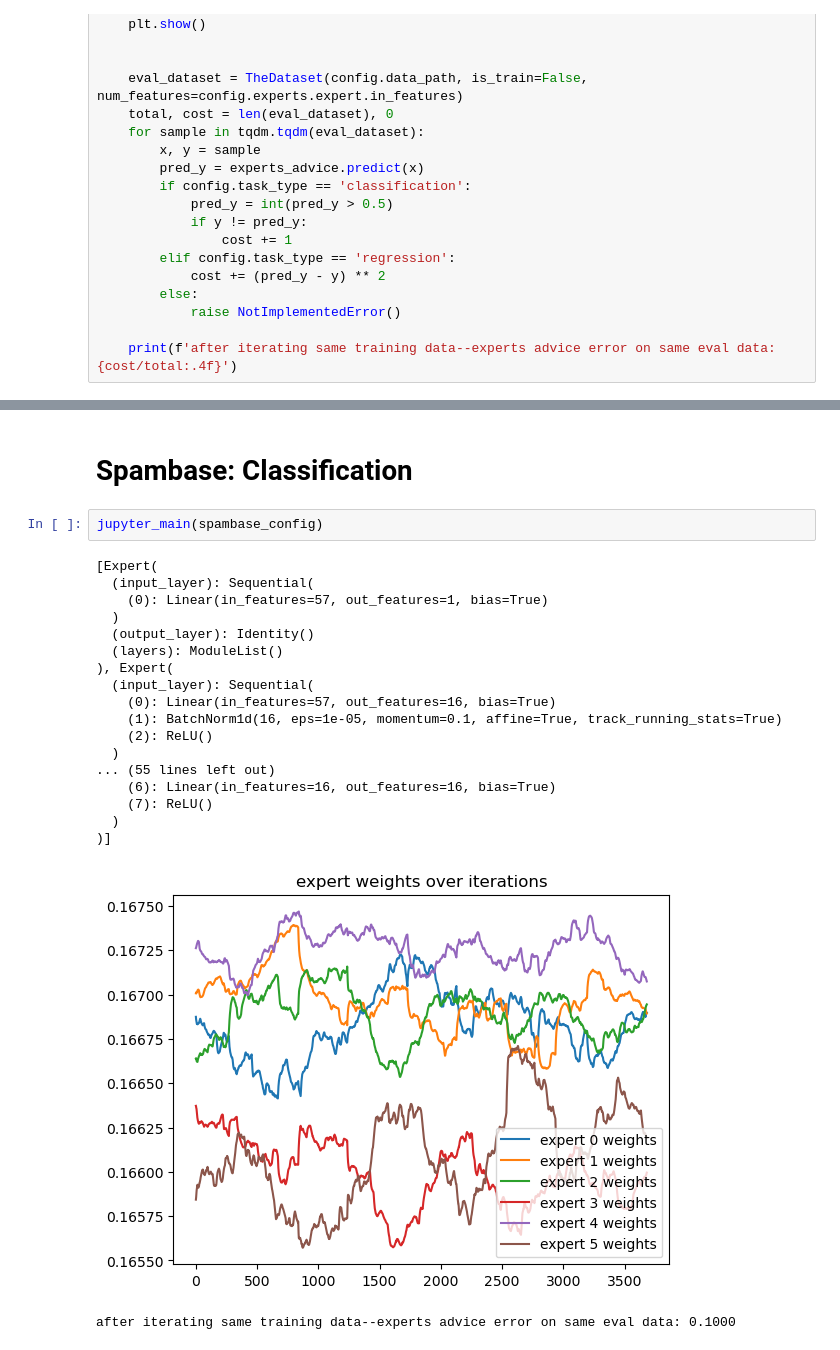
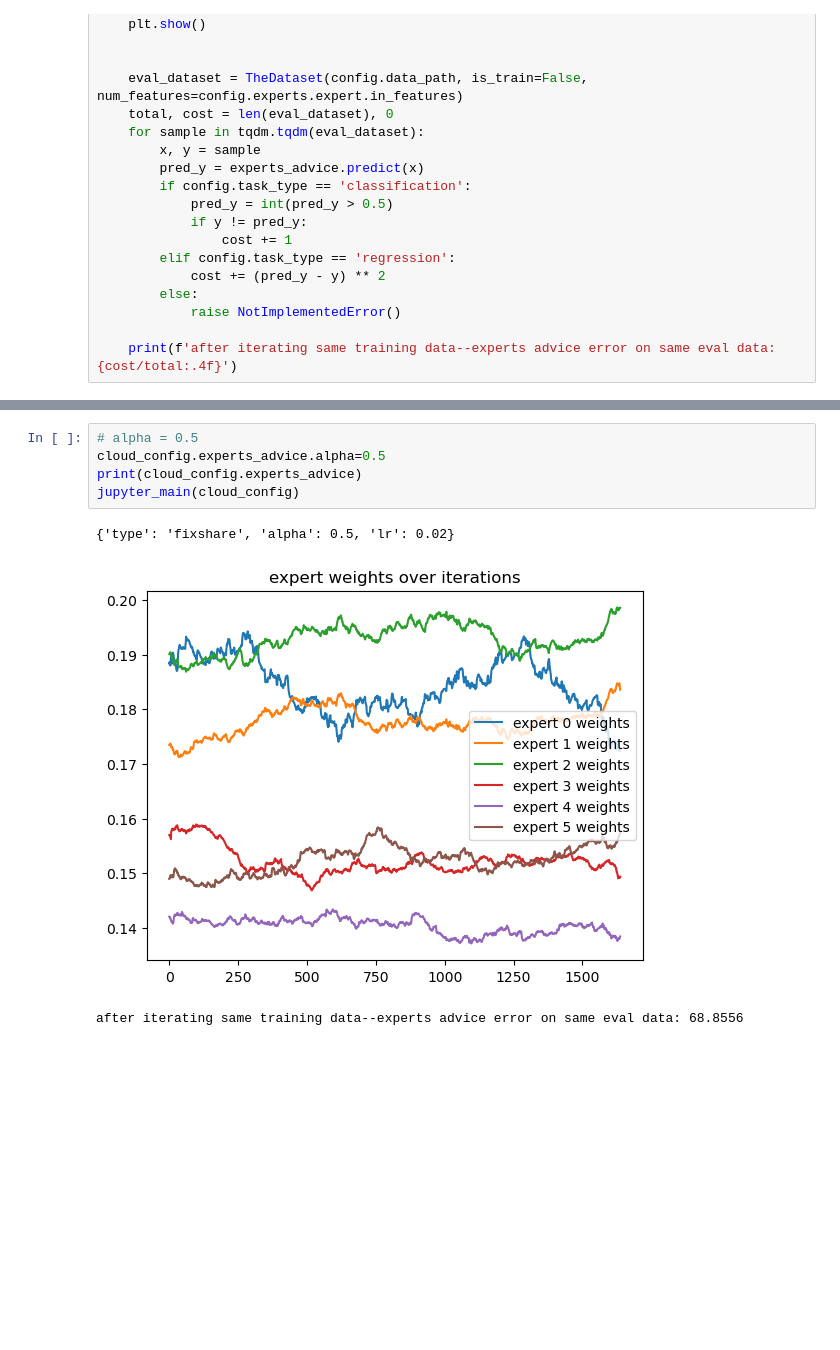
Before and after one commit to ermu2001/nyu_tandon_advanced_machine_learning, a Jupyter notebook: HW1/show_experts.ipynb, the cells around one changed output, grey strips where cells are left out. Saved outputs shown, nothing was run; the diff lists cells and outputs as text; blank space fills up the shorter version.

```diff
--- a/HW1/show_experts.ipynb
+++ b/HW1/show_experts.ipynb
@@ -87,24 +80,9 @@ after iterating same training data--experts advice error on same eval data: 51.6
-# %% [markdown]
-# Spambase: Classification
-# %%
-jupyter_main(spambase_config)
-# %% [output]
-[Expert(
-  (input_layer): Sequential(
-    (0): Linear(in_features=57, out_features=1, bias=True)
-  )
-  (output_layer): Identity()
-  (layers): ModuleList()
-), Expert(
-  (input_layer): Sequential(
-    (0): Linear(in_features=57, out_features=16, bias=True)
-    (1): BatchNorm1d(16, eps=1e-05, momentum=0.1, affine=True, track_running_stats=True)
-    (2): ReLU()
-  )
-... (55 lines left out)
-    (6): Linear(in_features=16, out_features=16, bias=True)
-    (7): ReLU()
-  )
-)]
-[figure, removed]
-after iterating same training data--experts advice error on same eval data: 0.1000
+# %%
+# alpha = 0.5
+cloud_config.experts_advice.alpha=0.5
+print(cloud_config.experts_advice)
+jupyter_main(cloud_config)
+# %% [output]
+{'type': 'fixshare', 'alpha': 0.5, 'lr': 0.02}
+[figure, added]
+after iterating same training data--experts advice error on same eval data: 68.8556
```
Also changed, not shown: parts of 7 cells of this notebook, 5 other files.
